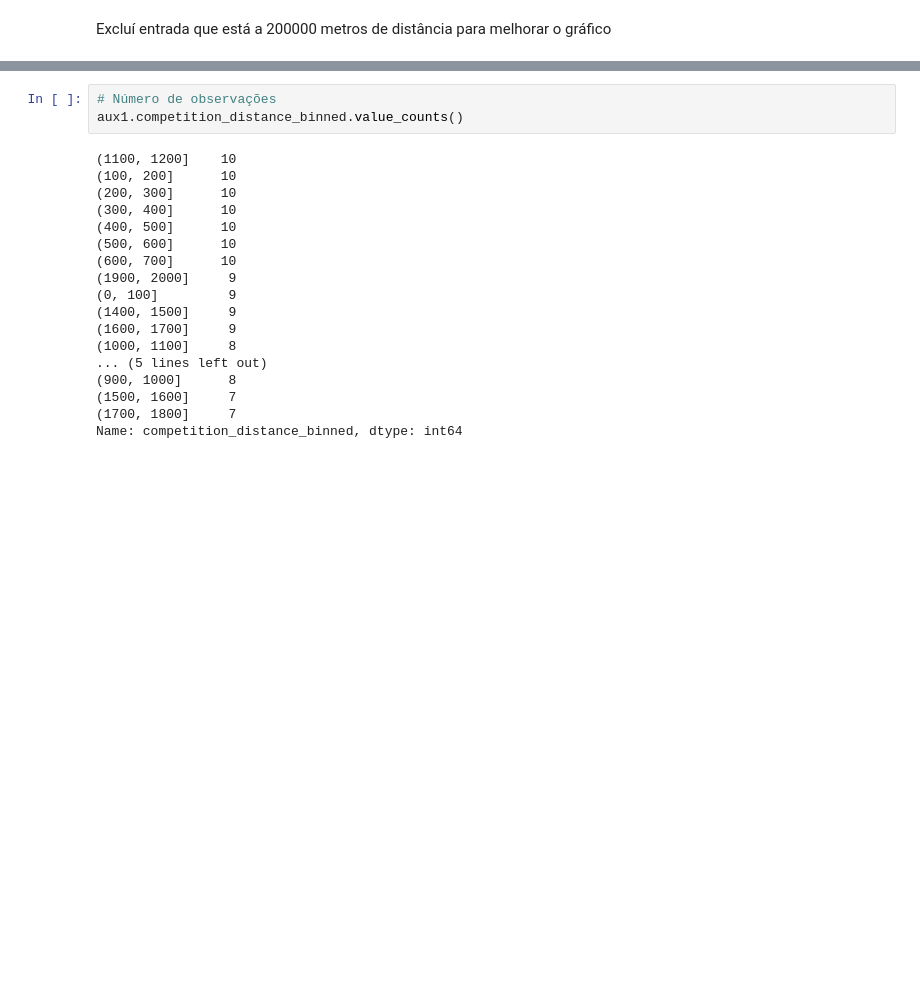
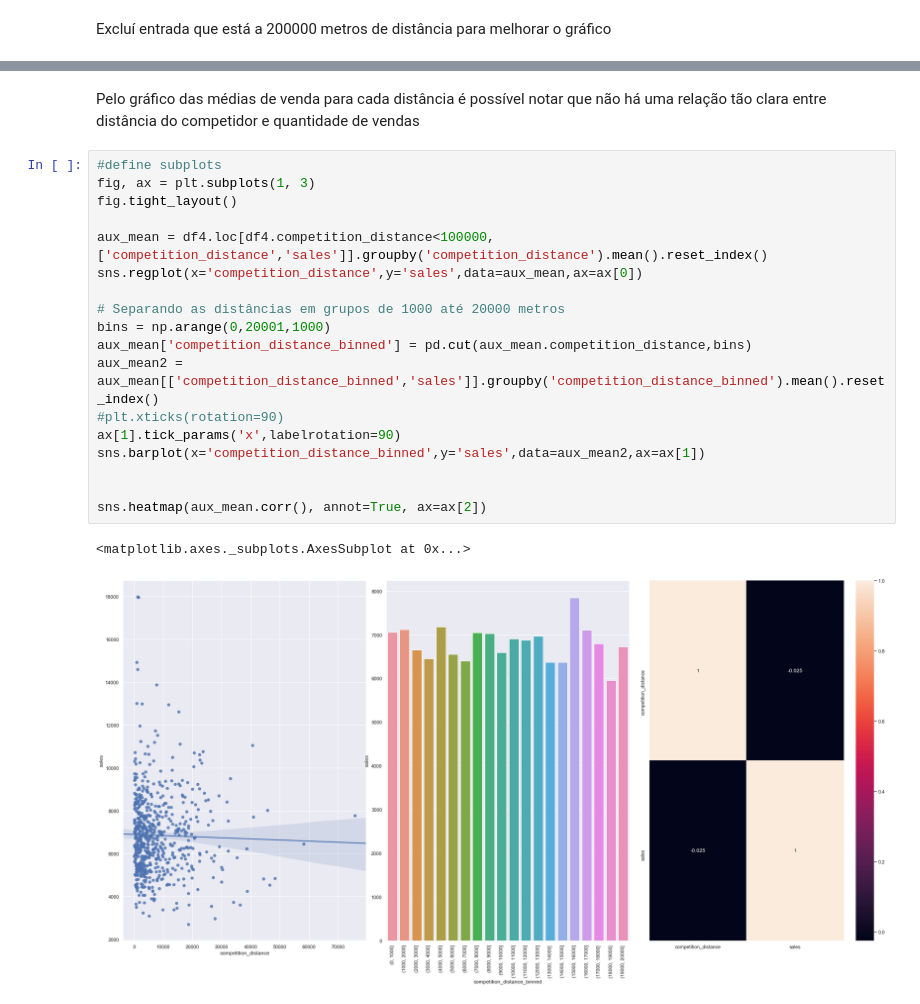
Before and after one commit to igordesouza/ds-em-producao, a Jupyter notebook: m04_v01_store_sales_prediction-Copy1.ipynb, the cells around one changed output, grey strips where cells are left out. Drawn from its saved outputs; the diff is of its cells as text; blank space fills up the shorter version.

```diff
--- a/m04_v01_store_sales_prediction-Copy1.ipynb
+++ b/m04_v01_store_sales_prediction-Copy1.ipynb
@@ -1054,21 +925,23 @@ display(aux3)
-# %%
-# Número de observações
-aux1.competition_distance_binned.value_counts()
-# %% [output]
-(1100, 1200]    10
-(100, 200]      10
-(200, 300]      10
-(300, 400]      10
-(400, 500]      10
-(500, 600]      10
-(600, 700]      10
-(1900, 2000]     9
-(0, 100]         9
-(1400, 1500]     9
-(1600, 1700]     9
-(1000, 1100]     8
-... (5 lines left out)
-(900, 1000]      8
-(1500, 1600]     7
-(1700, 1800]     7
-Name: competition_distance_binned, dtype: int64
+# %% [markdown]
+Pelo gráfico das médias de venda para cada distância é possível notar que não há uma relação tão clara entre distância do competidor e quantidade de vendas
+# %%
+#define subplots
+fig, ax = plt.subplots(1, 3)
+fig.tight_layout()
+
+aux_mean = df4.loc[df4.competition_distance<100000,['competition_distance','sales']].groupby('competition_distance').mean().reset_index()
+sns.regplot(x='competition_distance',y='sales',data=aux_mean,ax=ax[0])
+
+# Separando as distâncias em grupos de 1000 até 20000 metros
+bins = np.arange(0,20001,1000)
+aux_mean['competition_distance_binned'] = pd.cut(aux_mean.competition_distance,bins)
+aux_mean2 = aux_mean[['competition_distance_binned','sales']].groupby('competition_distance_binned').mean().reset_index()
+#plt.xticks(rotation=90)
+ax[1].tick_params('x',labelrotation=90)
+sns.barplot(x='competition_distance_binned',y='sales',data=aux_mean2,ax=ax[1])
+
+
+sns.heatmap(aux_mean.corr(), annot=True, ax=ax[2])
+# %% [output]
+<matplotlib.axes._subplots.AxesSubplot at 0x...>
+[figure, added]
```
Also changed, not shown: parts of 16 cells of this notebook.
